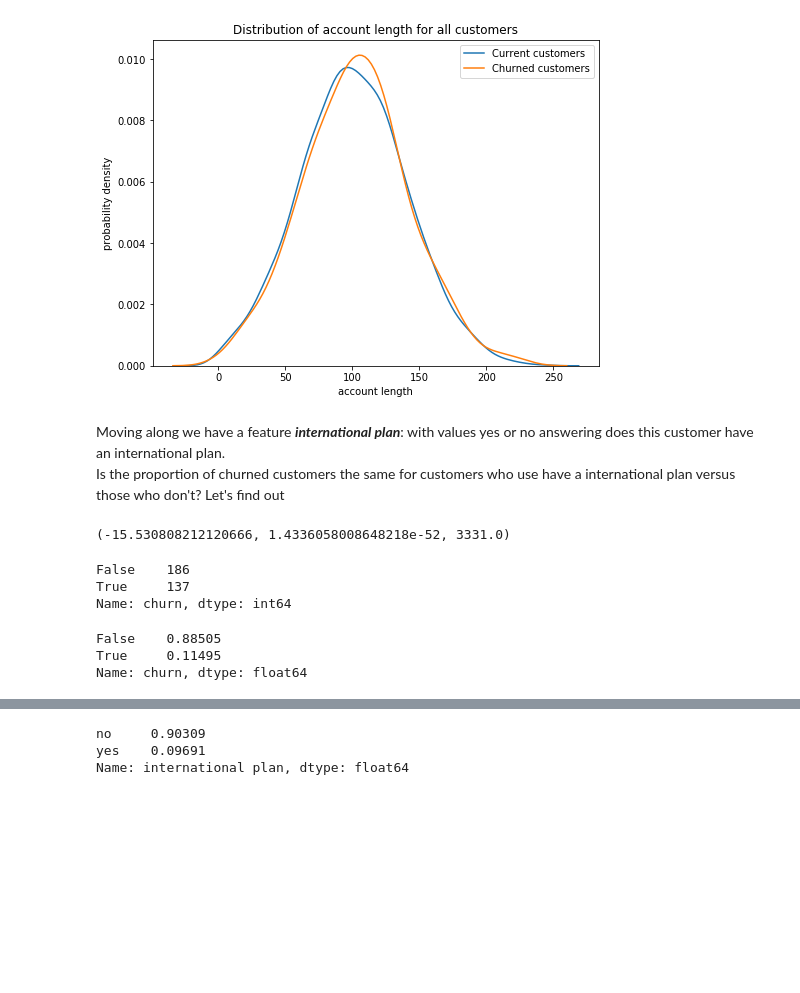
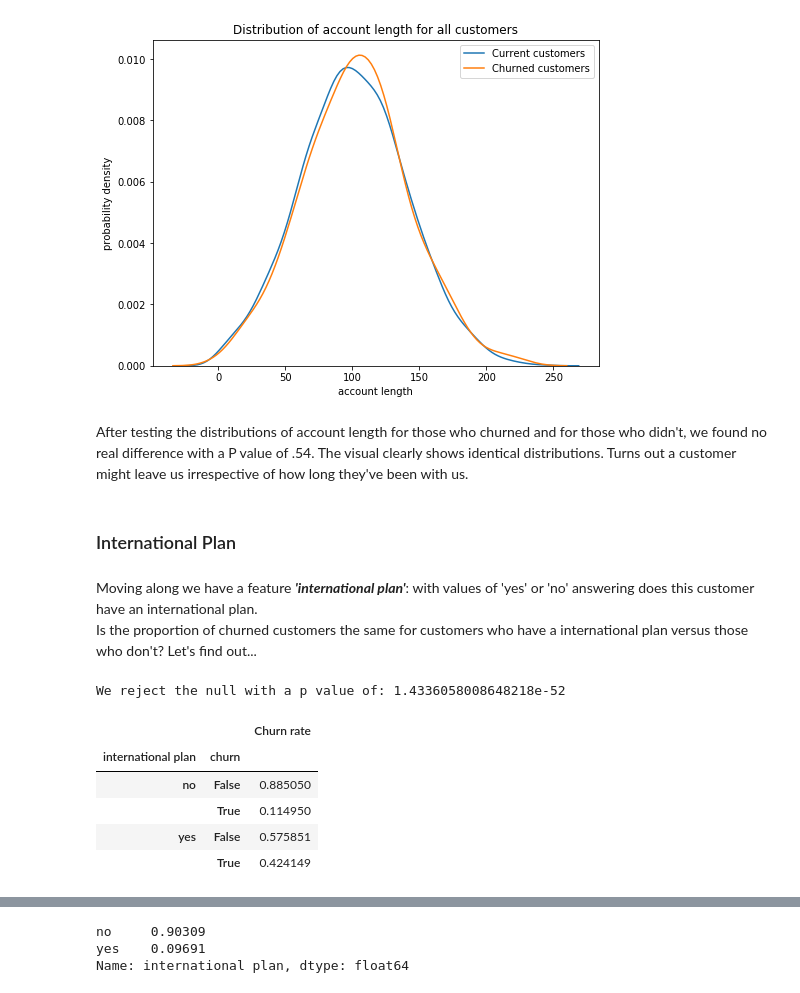
Before and after one commit to OsterMendel/mod3_project, a Jupyter notebook: EDA.ipynb, the cells around one changed output, grey strips where cells are left out. Saved outputs shown, nothing was run; the diff lists cells and outputs as text; code cells hidden in the pictures; blank space fills up the shorter version.

```diff
--- a/EDA.ipynb
+++ b/EDA.ipynb
@@ -190,21 +194,22 @@ plt.show()
 # plt.savefig('graphs_and_images/pdf_account_length.png')
 # %% [output]
 [figure]
+# %% [markdown]
+After testing the distributions of account length for those who churned and for those who didn't, we found no real difference with a P value of .54. The visual clearly shows identical distributions. Turns out a customer might leave us irrespective of how long they've been with us.
+# %% [markdown]
+### International Plan
 # %% [markdown]
-Moving along we have a feature __*international plan*__: with values yes or no answering does this customer have an international plan.<br>
-Is the proportion of churned customers the same for customers who use have a international plan versus those who don't? Let's find out
+Moving along we have a feature __*'international plan'*__: with values of 'yes' or 'no' answering does this customer have an international plan.<br>
+Is the proportion of churned customers the same for customers who have a international plan versus those who don't? Let's find out...
 # %%
 from statsmodels.stats.weightstats import ttest_ind
-ttest_ind(df[df['international plan']=='no']['churn'],df[df['international plan']=='yes']['churn'])
+print('We reject the null with a p value of:',ttest_ind(df[df['international plan']=='no']['churn'],df[df['international plan']=='yes']['churn'])[1])
+pd.DataFrame(df.groupby('international plan')['churn'].value_counts(normalize=True)).rename(columns={'churn':'Churn rate'})
 # %% [output]
-(-15.530808212120666, 1.4336058008648218e-52, 3331.0)
+We reject the null with a p value of: 1.4336058008648218e-52
+|  |  | Churn rate |
+| international plan | churn |  |
+| no | False | 0.885050 |
+|  | True | 0.114950 |
+| yes | False | 0.575851 |
+|  | True | 0.424149 |
-# %%
-print(df[df['international plan']=='yes']['churn'].value_counts())
-df[df['international plan']=='no']['churn'].value_counts(normalize=True)
-# %% [output]
-False    186
-True     137
-Name: churn, dtype: int64
-False    0.88505
-True     0.11495
-Name: churn, dtype: float64
```
Also changed, not shown: parts of 12 cells of this notebook.
